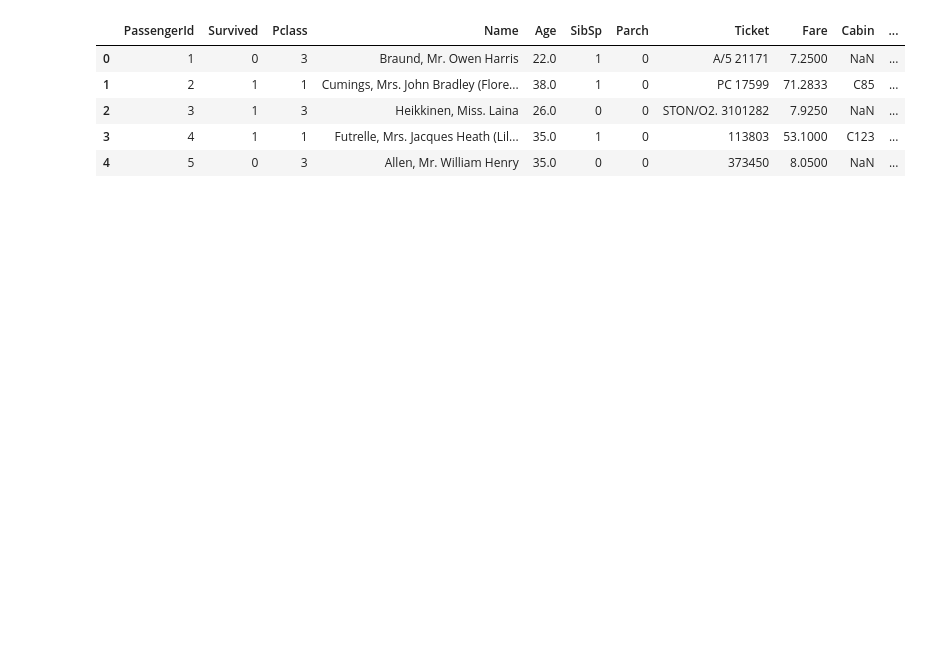
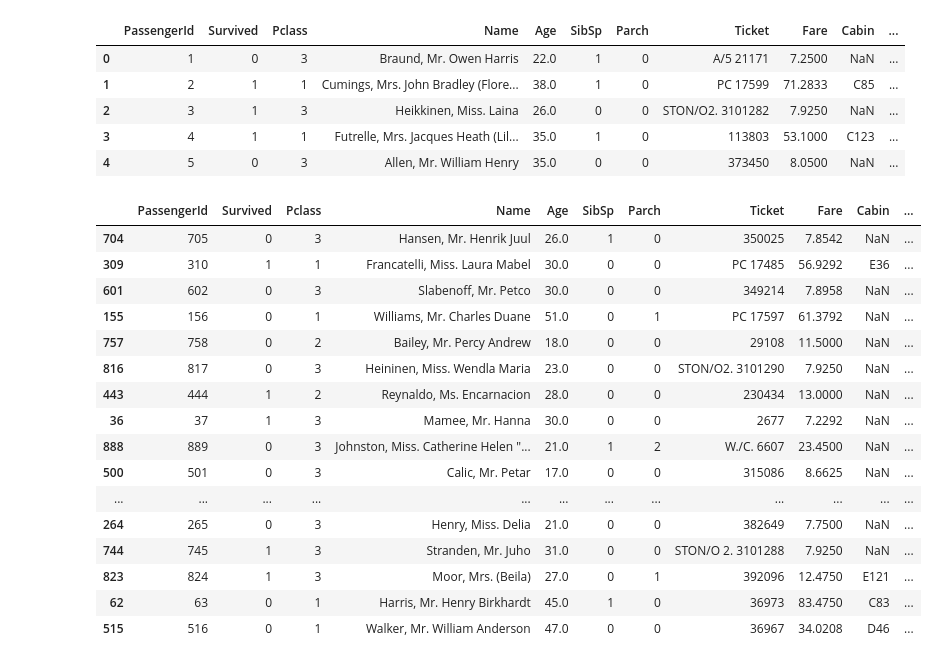
Before and after one commit to Gagandeep-2003/Data-Science-Interview-Prep, a Jupyter notebook: April month/01-Preprocessing-and-Cleaning/titanic-dataset.ipynb, the cells around one changed output. Saved outputs shown, nothing was run; the diff lists cells and outputs as text; code cells hidden in the pictures; blank space fills up the shorter version.

```diff
--- a/April month/01-Preprocessing-and-Cleaning/titanic-dataset.ipynb
+++ b/April month/01-Preprocessing-and-Cleaning/titanic-dataset.ipynb
@@ -989,3 +1013,23 @@ df.head()
 | 2 | 3 | 1 | 3 | Heikkinen, Miss. Laina | 26.0 | 0 | 0 | STON/O2. 3101282 | 7.9250 | NaN | ... |
 | 3 | 4 | 1 | 1 | Futrelle, Mrs. Jacques Heath (Lil... | 35.0 | 1 | 0 | 113803 | 53.1000 | C123 | ... |
 | 4 | 5 | 0 | 3 | Allen, Mr. William Henry | 35.0 | 0 | 0 | 373450 | 8.0500 | NaN | ... |
+# %%
+df.sample(20)
+# %% [output]
+|  | PassengerId | Survived | Pclass | Name | Age | SibSp | Parch | Ticket | Fare | Cabin | ... |
+| 704 | 705 | 0 | 3 | Hansen, Mr. Henrik Juul | 26.0 | 1 | 0 | 350025 | 7.8542 | NaN | ... |
+| 309 | 310 | 1 | 1 | Francatelli, Miss. Laura Mabel | 30.0 | 0 | 0 | PC 17485 | 56.9292 | E36 | ... |
+| 601 | 602 | 0 | 3 | Slabenoff, Mr. Petco | 30.0 | 0 | 0 | 349214 | 7.8958 | NaN | ... |
+| 155 | 156 | 0 | 1 | Williams, Mr. Charles Duane | 51.0 | 0 | 1 | PC 17597 | 61.3792 | NaN | ... |
+| 757 | 758 | 0 | 2 | Bailey, Mr. Percy Andrew | 18.0 | 0 | 0 | 29108 | 11.5000 | NaN | ... |
+| 816 | 817 | 0 | 3 | Heininen, Miss. Wendla Maria | 23.0 | 0 | 0 | STON/O2. 3101290 | 7.9250 | NaN | ... |
+| 443 | 444 | 1 | 2 | Reynaldo, Ms. Encarnacion | 28.0 | 0 | 0 | 230434 | 13.0000 | NaN | ... |
+| 36 | 37 | 1 | 3 | Mamee, Mr. Hanna | 30.0 | 0 | 0 | 2677 | 7.2292 | NaN | ... |
+| 888 | 889 | 0 | 3 | Johnston, Miss. Catherine Helen "... | 21.0 | 1 | 2 | W./C. 6607 | 23.4500 | NaN | ... |
+| 500 | 501 | 0 | 3 | Calic, Mr. Petar | 17.0 | 0 | 0 | 315086 | 8.6625 | NaN | ... |
+| ... | ... | ... | ... | ... | ... | ... | ... | ... | ... | ... | ... |
+| 264 | 265 | 0 | 3 | Henry, Miss. Delia | 21.0 | 0 | 0 | 382649 | 7.7500 | NaN | ... |
+| 744 | 745 | 1 | 3 | Stranden, Mr. Juho | 31.0 | 0 | 0 | STON/O 2. 3101288 | 7.9250 | NaN | ... |
+| 823 | 824 | 1 | 3 | Moor, Mrs. (Beila) | 27.0 | 0 | 1 | 392096 | 12.4750 | E121 | ... |
+| 62 | 63 | 0 | 1 | Harris, Mr. Henry Birkhardt | 45.0 | 1 | 0 | 36973 | 83.4750 | C83 | ... |
+| 515 | 516 | 0 | 1 | Walker, Mr. William Anderson | 47.0 | 0 | 0 | 36967 | 34.0208 | D46 | ... |
```
Also changed, not shown: parts of 2 cells of this notebook, 1 other file.
